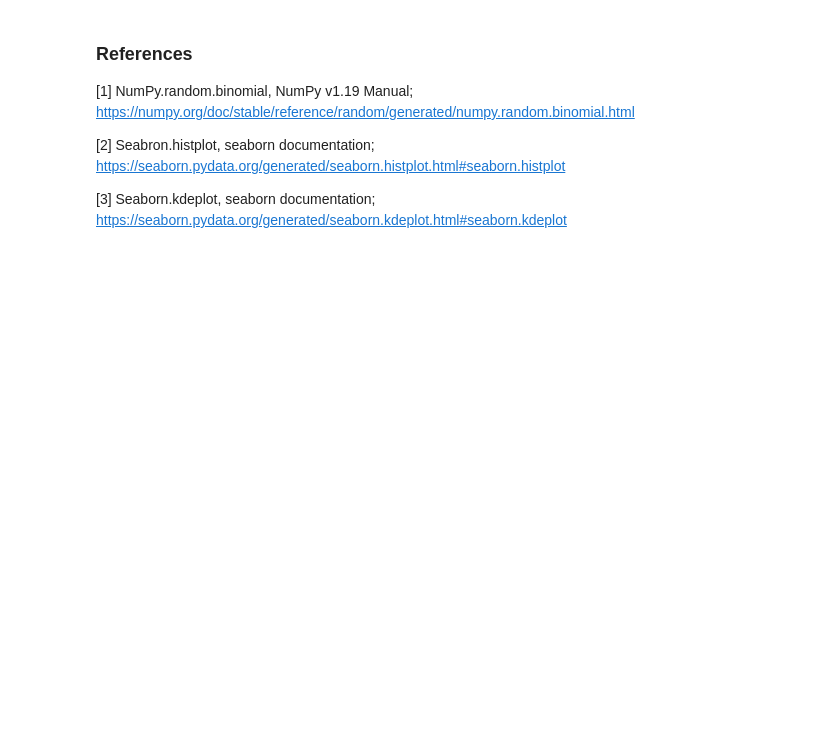
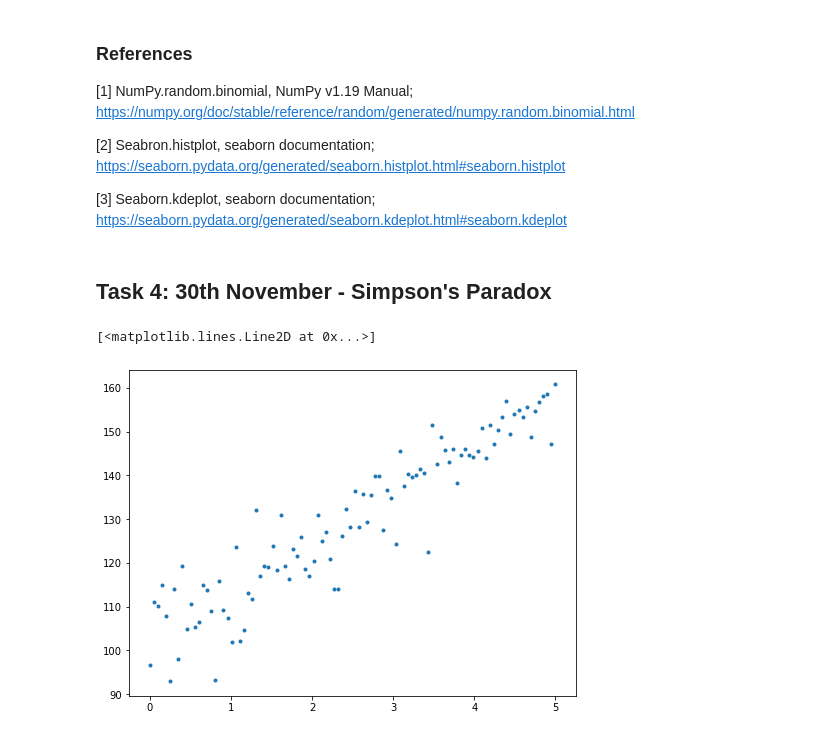
Before and after one commit to Lennyc123/tasks2020FDA, a Jupyter notebook: Task 2020 Fundamentals of Data Analysis Leonard Curtin.ipynb, the cells around one changed output. Saved outputs shown, nothing was run; the diff lists cells and outputs as text; code cells hidden in the pictures; blank space fills up the shorter version.

Commit message:
Task 4 content added.

```diff
--- a/Task 2020 Fundamentals of Data Analysis Leonard Curtin.ipynb
+++ b/Task 2020 Fundamentals of Data Analysis Leonard Curtin.ipynb
@@ -139,3 +118,5 @@ sns.histplot(coinflip, kde=True)
 [2] Seabron.histplot, seaborn documentation; https://seaborn.pydata.org/generated/seaborn.histplot.html#seaborn.histplot
 
 [3] Seaborn.kdeplot, seaborn documentation; https://seaborn.pydata.org/generated/seaborn.kdeplot.html#seaborn.kdeplot
+# %% [markdown]
+## Task 4: 30th November - Simpson's Paradox
@@ -141,0 +126,11 @@ sns.histplot(coinflip, kde=True)
+# %%
+plt.rcParams["figure.figsize"] = (8, 6)
+# %%
+x1 = np.linspace(0, 5, num=100)
+# %%
+y1 = 12 * x1 + 100 + np.random.normal(0, 6, len(x1))
+# %%
+plt.plot(x1, y1, '.')
+# %% [output]
+[<matplotlib.lines.Line2D at 0x...>]
+[figure, added]
```
Also changed, not shown: parts of 21 cells of this notebook.
